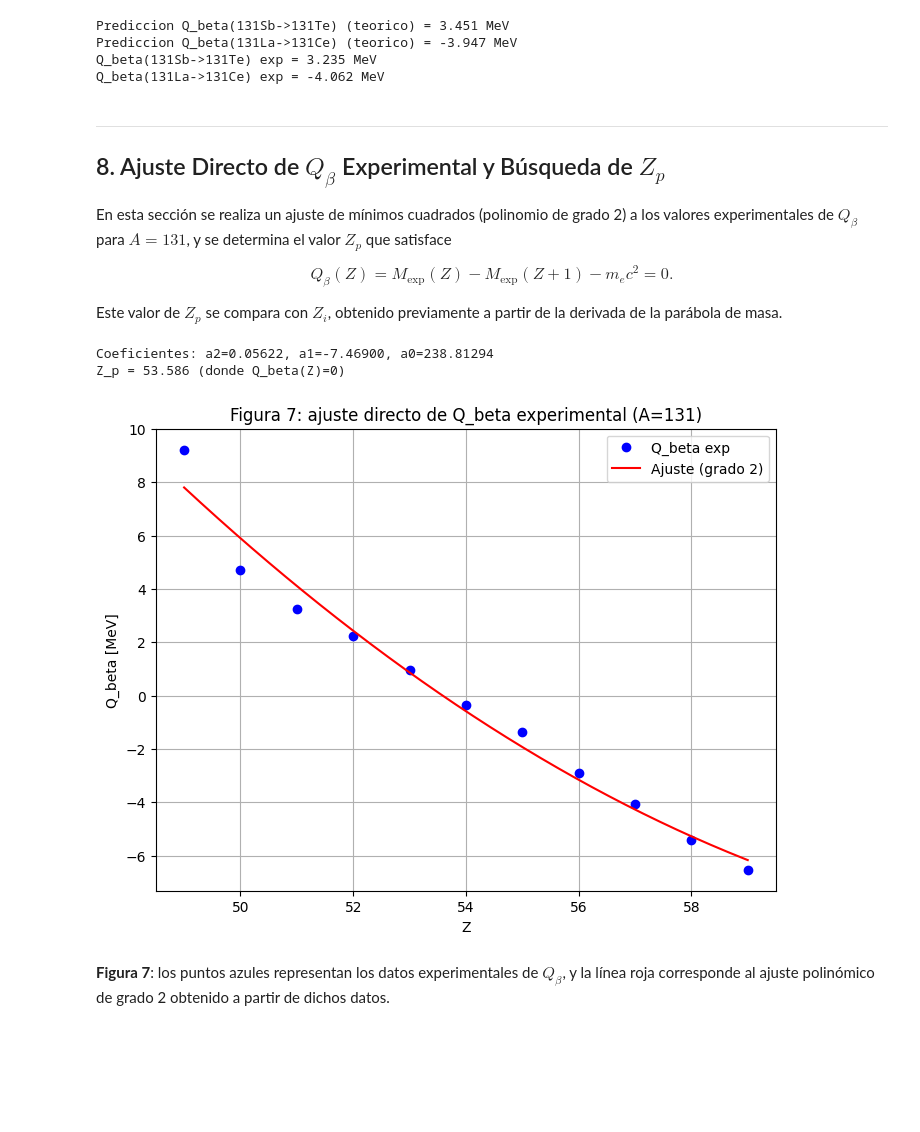
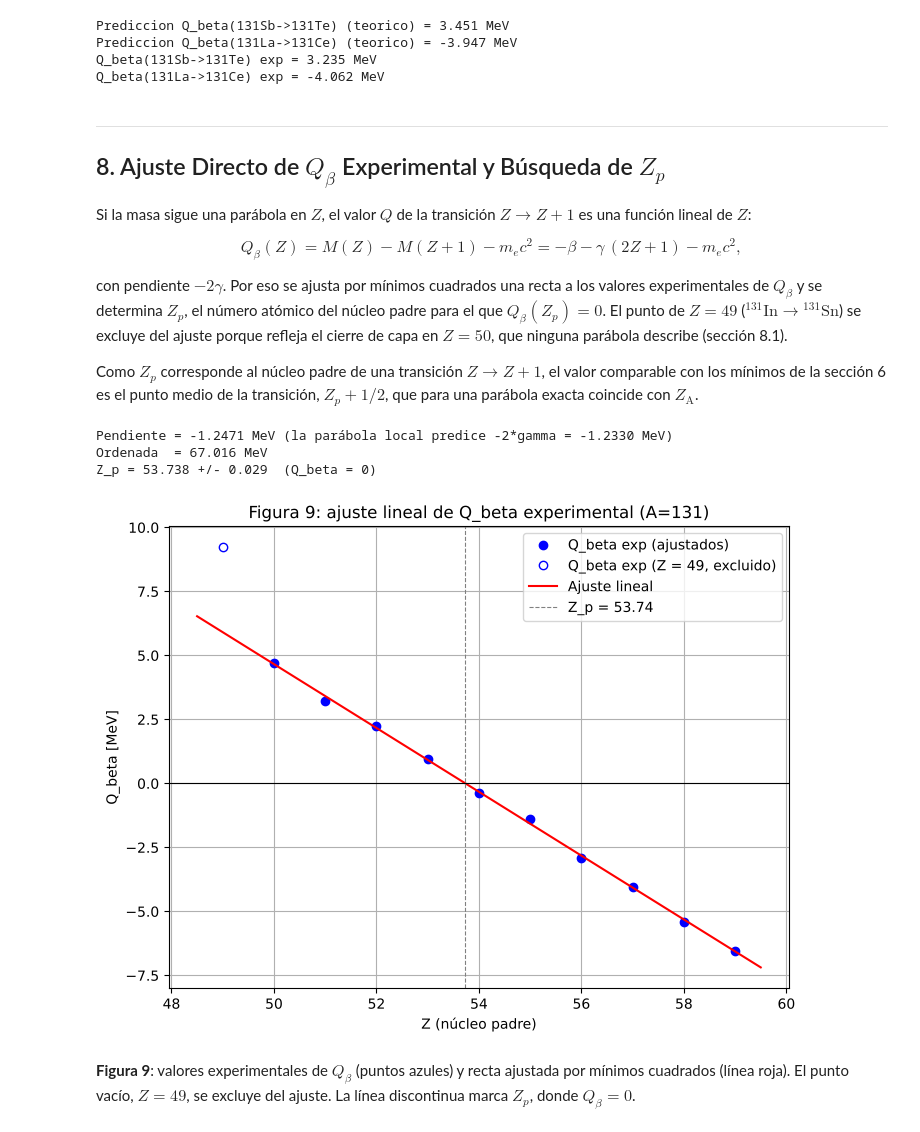
Before and after one commit to cristianvergara0/ComputationalPhysics_UdeA, a Jupyter notebook: Introduction_to_Nuclear_Physics/semi_empirical_mass_formula_a131/semi_empirical_mass_formula_a131.ipynb, the cells around one changed output. Drawn from its saved outputs; the diff is of its cells as text; code cells hidden in the pictures; blank space fills up the shorter version.

```diff
--- a/Introduction_to_Nuclear_Physics/semi_empirical_mass_formula_a131/semi_empirical_mass_formula_a131.ipynb
+++ b/Introduction_to_Nuclear_Physics/semi_empirical_mass_formula_a131/semi_empirical_mass_formula_a131.ipynb
@@ -434,55 +498,49 @@ Q_beta(131La->131Ce) exp = -4.062 MeV
 
 ## 8. Ajuste Directo de $Q_\beta$ Experimental y Búsqueda de $Z_p$
 
-En esta sección se realiza un ajuste de mínimos cuadrados (polinomio de grado 2) a los valores experimentales de $Q_\beta$ para $A = 131$, y se determina el valor $Z_p$ que satisface
+Si la masa sigue una parábola en $Z$, el valor $Q$ de la transición $Z \to Z+1$ es una función lineal de $Z$:
 
 $$
-Q_\beta(Z) = M_{\exp}(Z) - M_{\exp}(Z+1) - m_ec^2 = 0.
+Q_\beta(Z) = M(Z) - M(Z+1) - m_e c^2 = -\beta - \gamma\,(2Z + 1) - m_e c^2,
 $$
 
-Este valor de $Z_p$ se compara con $Z_i$, obtenido previamente a partir de la derivada de la parábola de masa.
+con pendiente $-2\gamma$. Por eso se ajusta por mínimos cuadrados una recta a los valores experimentales de $Q_\beta$ y se determina $Z_p$, el número atómico del núcleo padre para el que $Q_\beta(Z_p) = 0$. El punto de $Z = 49$ ($^{131}\mathrm{In} \to {}^{131}\mathrm{Sn}$) se excluye del ajuste porque refleja el cierre de capa en $Z = 50$, que ninguna parábola describe (sección 8.1).
+
+Como $Z_p$ corresponde al núcleo padre de una transición $Z \to Z+1$, el valor comparable con los mínimos de la sección 6 es el punto medio de la transición, $Z_p + 1/2$, que para una parábola exacta coincide con $Z_\mathrm{A}$.
 # %%
-# Se reutilizan los arreglos Z_sorted y Q_exp calculados en la Seccion 5,
-# restringidos a los puntos con dato experimental disponible. Q_exp ya
-# incluye la resta de m_e (ver Seccion 5), asi que Z_p queda expresado
-# en terminos del Q_beta fisico correcto.
-Z_ajuste = Z_sorted[hay_dato_exp].astype(float)
-Q_ajuste = Q_exp[hay_dato_exp]
+# Valores experimentales de Q_beta (sección 5); se excluye Z = 49 del ajuste
+Z_q = Z_sorted[hay_dato_exp].astype(float)
+Q_q = Q_exp[hay_dato_exp]
+en_ajuste = Z_q >= 50
 
-# Ajuste polinomico de grado 2 a Q_beta experimental.
-coef = np.polyfit(Z_ajuste, Q_ajuste, deg=2)  # [a2, a1, a0]
-a2, a1, a0 = coef
-print(f"Coeficientes: a2={a2:.5f}, a1={a1:.5f}, a0={a0:.5f}")
+(pendiente_Q, ordenada_Q), cov_Q = np.polyfit(Z_q[en_ajuste], Q_q[en_ajuste], deg=1, cov=True)
+Z_p = -ordenada_Q / pendiente_Q
+jacobiano = np.array([ordenada_Q / pendiente_Q**2, -1.0 / pendiente_Q])
+sigma_Z_p = np.sqrt(jacobiano @ cov_Q @ jacobiano)
 
-# Raiz del polinomio dentro del rango de Z observado.
-raices = np.roots(coef)
-raices_reales = raices[np.isreal(raices)].real
-candidatas = [z for z in raices_reales if Z_ajuste.min() <= z <= Z_ajuste.max()]
-
-if candidatas:
-    Z_p = candidatas[0]
-    print(f"Z_p = {Z_p:.3f} (donde Q_beta(Z)=0)")
-else:
-    Z_p = None
-    print("No se encontro raiz real en el rango de Z.")
+print(f"Pendiente = {pendiente_Q:.4f} MeV (la parábola local predice -2*gamma = {-2 * gamma_loc:.4f} MeV)")
+print(f"Ordenada  = {ordenada_Q:.3f} MeV")
+print(f"Z_p = {Z_p:.3f} +/- {sigma_Z_p:.3f}  (Q_beta = 0)")
 # %% [output]
-Coeficientes: a2=0.05622, a1=-7.46900, a0=238.81294
-Z_p = 53.586 (donde Q_beta(Z)=0)
+Pendiente = -1.2471 MeV (la parábola local predice -2*gamma = -1.2330 MeV)
+Ordenada  = 67.016 MeV
+Z_p = 53.738 +/- 0.029  (Q_beta = 0)
 # %%
-Z_fit_range = np.linspace(Z_ajuste.min(), Z_ajuste.max(), 200)
-Q_fit_curve = a2 * Z_fit_range**2 + a1 * Z_fit_range + a0
-
+Z_recta = np.linspace(48.5, 59.5, 200)
 plt.figure(figsize=(8, 6))
-plt.plot(Z_ajuste, Q_ajuste, "bo", label="Q_beta exp")
-plt.plot(Z_fit_range, Q_fit_curve, "r-", label="Ajuste (grado 2)")
-plt.xlabel("Z")
+plt.plot(Z_q[en_ajuste], Q_q[en_ajuste], "bo", label="Q_beta exp (ajustados)")
+plt.plot(Z_q[~en_ajuste], Q_q[~en_ajuste], "bo", mfc="none", label="Q_beta exp (Z = 49, excluido)")
+plt.plot(Z_recta, pendiente_Q * Z_recta + ordenada_Q, "r-", label="Ajuste lineal")
+plt.axhline(0, color="black", linewidth=0.8)
+plt.axvline(Z_p, color="gray", linestyle="--", linewidth=0.8, label=f"Z_p = {Z_p:.2f}")
+plt.xlabel("Z (núcleo padre)")
 plt.ylabel("Q_beta [MeV]")
-plt.title("Figura 7: ajuste directo de Q_beta experimental (A=131)")
+plt.title("Figura 9: ajuste lineal de Q_beta experimental (A=131)")
 plt.legend()
 plt.grid(True)
 plt.show()
 # %% [output]
-[figure, old version]
+[figure, new version]
 # %% [markdown]
-**Figura 7**: los puntos azules representan los datos experimentales de $Q_\beta$, y la línea roja corresponde al ajuste polinómico de grado 2 obtenido a partir de dichos datos.
+**Figura 9**: valores experimentales de $Q_\beta$ (puntos azules) y recta ajustada por mínimos cuadrados (línea roja). El punto vacío, $Z = 49$, se excluye del ajuste. La línea discontinua marca $Z_p$, donde $Q_\beta = 0$.
 # %%
```
Also changed, not shown: parts of 15 cells of this notebook, 33 other files.
